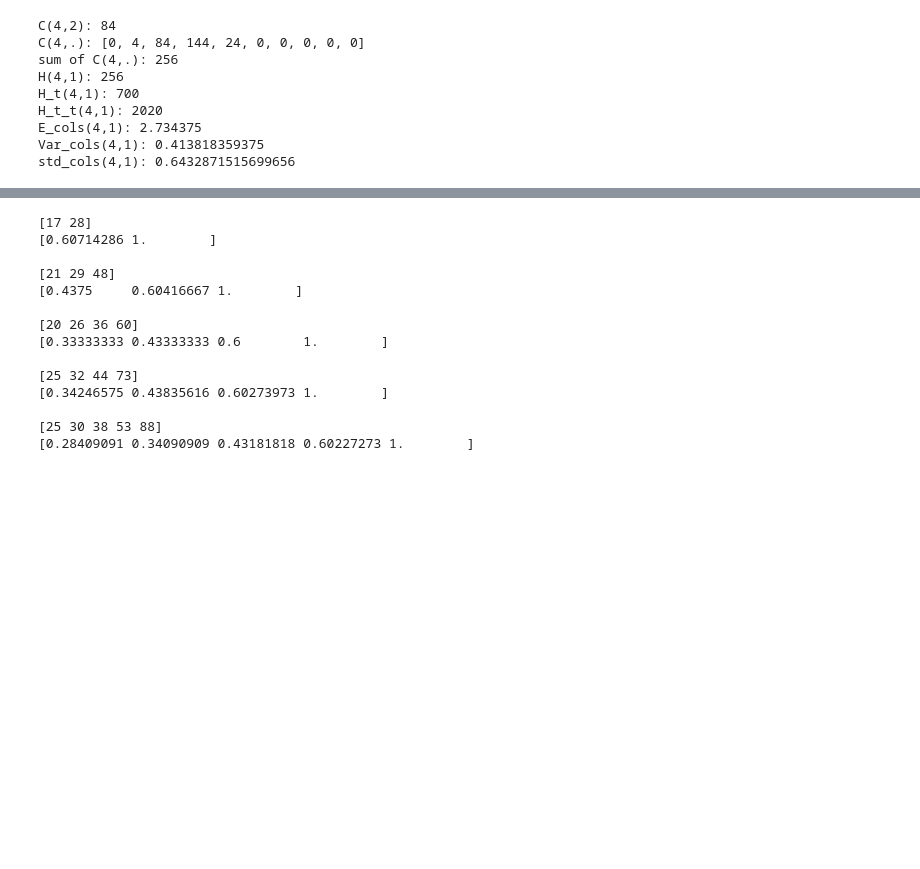
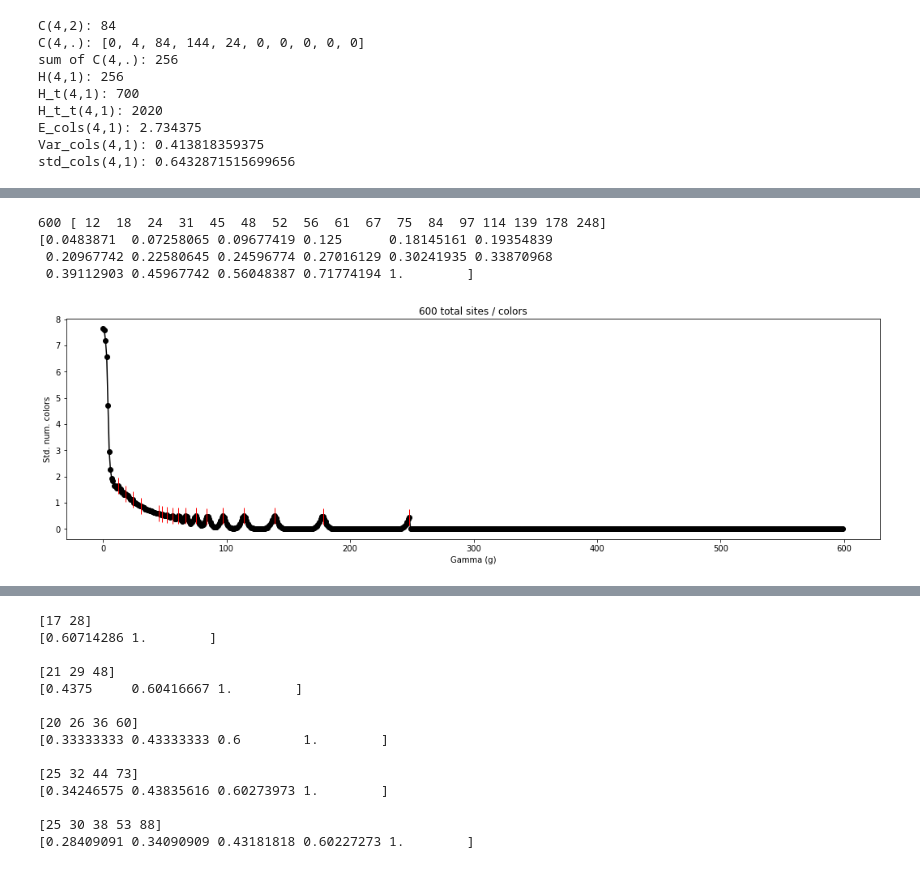
Before and after one commit to oscargomezq/Capstone-RCM, a Jupyter notebook: Stirling.ipynb, the cells around one changed output, grey strips where cells are left out. Saved outputs shown, nothing was run; the diff lists cells and outputs as text; code cells hidden in the pictures; blank space fills up the shorter version.

```diff
--- a/Stirling.ipynb
+++ b/Stirling.ipynb
@@ -193,0 +203,8 @@ plot_std_colors(300)
+# %%
+plot_std_colors(600)
+# %% [output]
+600 [ 12  18  24  31  45  48  52  56  61  67  75  84  97 114 139 178 248]
+[0.0483871  0.07258065 0.09677419 0.125      0.18145161 0.19354839
+ 0.20967742 0.22580645 0.24596774 0.27016129 0.30241935 0.33870968
+ 0.39112903 0.45967742 0.56048387 0.71774194 1.        ]
+[figure, added]
```
Also changed, not shown: parts of 21 cells of this notebook, 2 other files.
